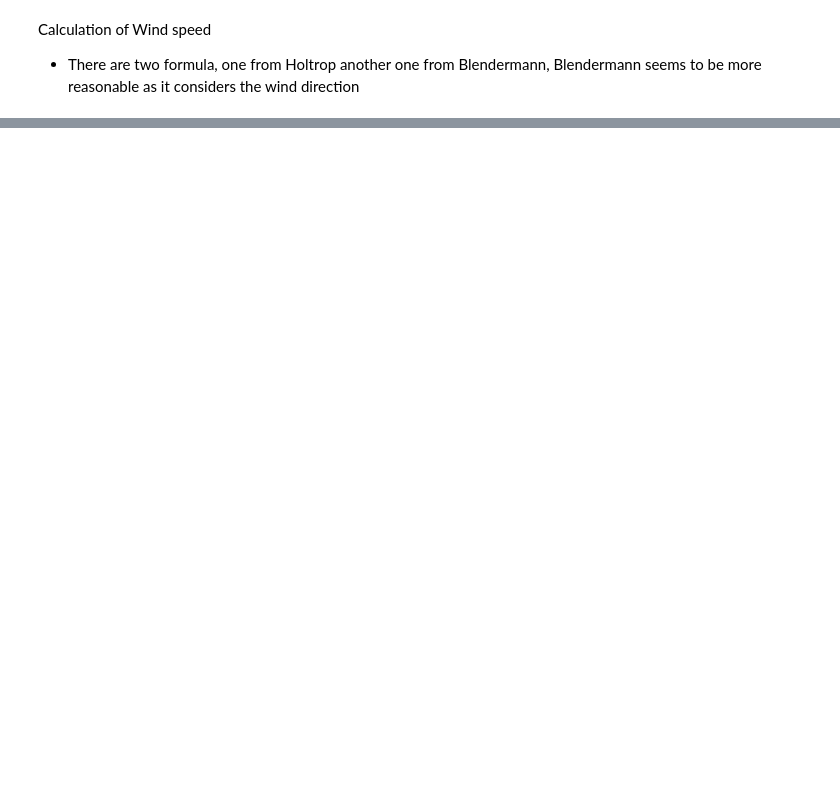
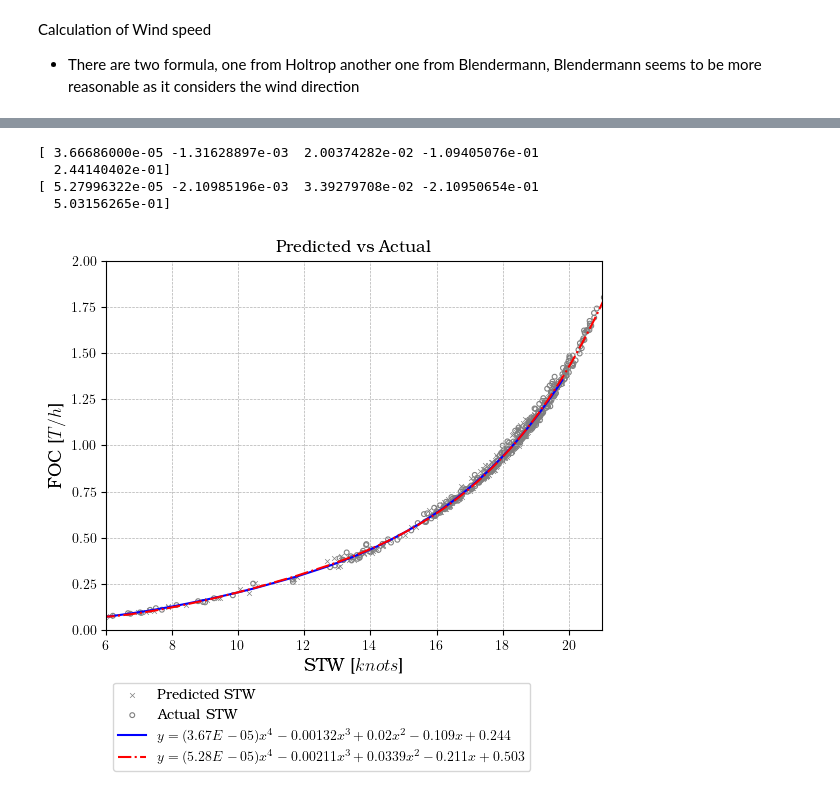
Before and after one commit to hiwafi/thesis-ais, a Jupyter notebook: AISJune_stg_two_v3.ipynb, the cells around one changed output, grey strips where cells are left out. Saved outputs shown, nothing was run; the diff lists cells and outputs as text; code cells hidden in the pictures; blank space fills up the shorter version.

```diff
--- a/AISJune_stg_two_v3.ipynb
+++ b/AISJune_stg_two_v3.ipynb
@@ -2166,0 +2125,8 @@ plt.show()
+# %%
+coefs_act,coefs_pred_dt = FOC_coeff_plot(stw_pred_dt,stw_act,FOC_pred_dt,FOC_act)
+# %% [output]
+[ 3.66686000e-05 -1.31628897e-03  2.00374282e-02 -1.09405076e-01
+  2.44140402e-01]
+[ 5.27996322e-05 -2.10985196e-03  3.39279708e-02 -2.10950654e-01
+  5.03156265e-01]
+[figure, added]
```
Also changed, not shown: parts of 81 cells of this notebook, 1 other file.
